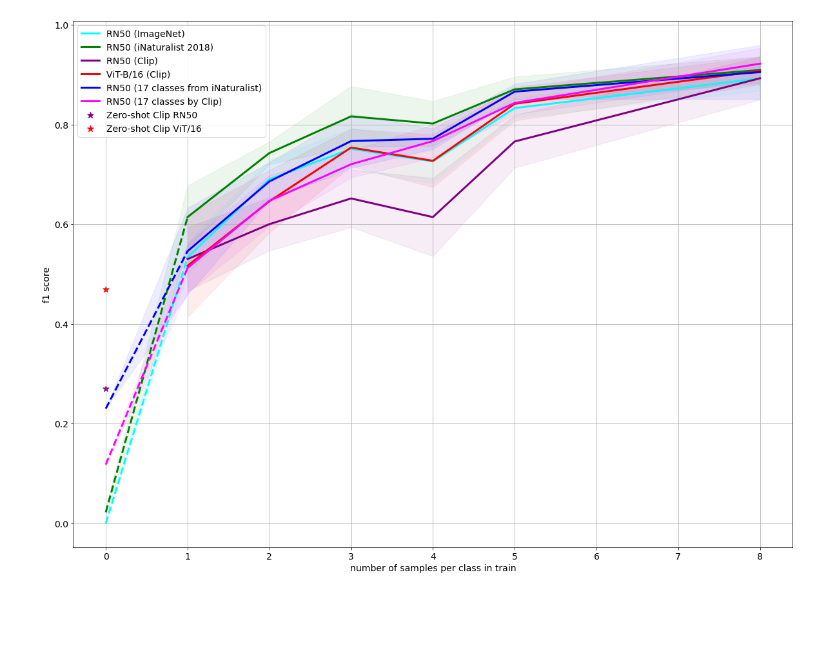
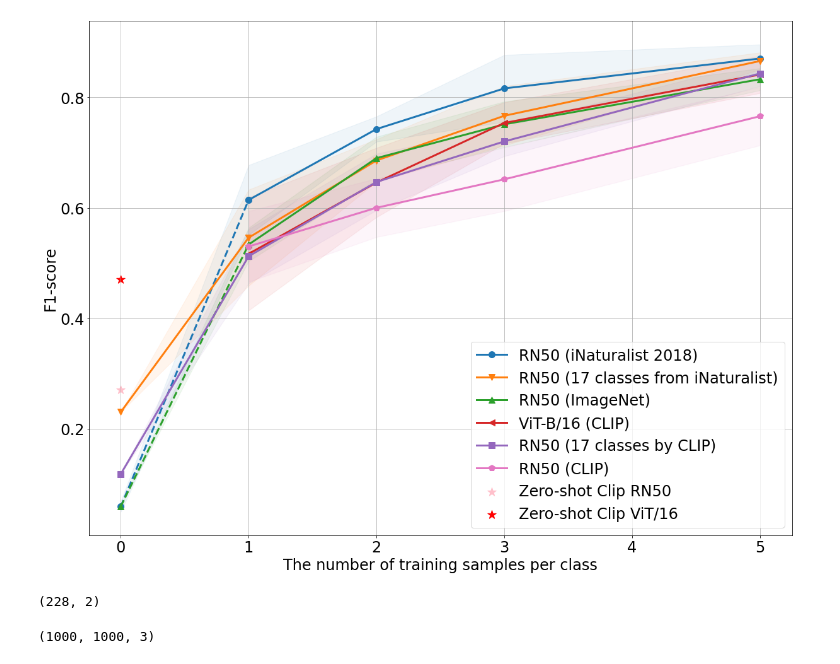
Before and after one commit to el-lilya/I2MTC, a Jupyter notebook: results/plots.ipynb, the cells around one changed output. Cells and saved outputs as stored; diff of their text form; code cells hidden in the pictures; blank space fills up the shorter version.

```diff
--- a/results/plots.ipynb
+++ b/results/plots.ipynb
@@ -52,27 +64,53 @@ name_time = datetime.datetime.now().strftime('%d%h_%I_%M')
 # %%
+matplotlib.rcParams.update({'font.size': 24})
+results_full.loc[(results_full['stage'].isin(['no_pretrain', 'check_full_pretrain'])) & (results_full['k'] == 0), 'mean_f1_score'] = 1 / 17
 fig = plt.figure(figsize=(20, 15))
-colors = ['cyan', 'green', 'purple', 'red', 'blue', 'fuchsia']
-labels = {'no_pretrain': 'RN50 (ImageNet)', 'check_full_pretrain': 'RN50 (iNaturalist 2018)',
-          'check_clip_RN50': 'RN50 (Clip)', 'check_clip_ViT-B/16': 'ViT-B/16 (Clip)',
-          'check_part_pretrain_inaturalist': 'RN50 (17 classes from iNaturalist)', 'check_part_pretrain_clip': 'RN50 (17 classes by Clip)'}
-for stage, color in zip(stages, colors):
+stages = ['check_full_pretrain', 'check_part_pretrain_inaturalist', 'no_pretrain',
+          'check_clip_ViT-B/16', 'check_part_pretrain_clip', 'check_clip_RN50']
+
+colors = ['tab:blue', 'tab:orange', 'tab:green', 'tab:red', 'tab:purple', 'tab:pink']
+
+labels = {'check_full_pretrain': 'RN50 (iNaturalist 2018)', 'check_part_pretrain_inaturalist': 'RN50 (17 classes from iNaturalist)',
+          'no_pretrain': 'RN50 (ImageNet)',  'check_clip_ViT-B/16': 'ViT-B/16 (CLIP)',
+          'check_part_pretrain_clip': 'RN50 (17 classes by CLIP)',
+          'check_clip_RN50': 'RN50 (CLIP)'}
+markers = ['o', 'v', '^', '<', 's', 'p']
+for i, (stage, color) in enumerate(zip(stages, colors)):
+    if 'part' in stage:
+        linestyle = '-'
+    else:
+        linestyle = '--'
     results = results_full[results_full['stage'] == stage]
-    plt.plot(results[results['k'] < 2]['k'], results[results['k'] < 2][f'mean_{metric}'], color=color, linestyle='--', linewidth=3)
-    plt.plot(results[results['k'] > 0]['k'], results[results['k'] > 0][f'mean_{metric}'], color=color, label=f'{labels[stage]}', linewidth=3)
+    results = results[results['k'] != 4]
+    results = results[results['k'] != 8]
+    plt.plot(results[results['k'] < 2]['k'], results[results['k'] < 2][f'mean_{metric}'], color=color, linestyle=linestyle, linewidth=3, marker=markers[i], ms=10)
+    plt.plot(results[results['k'] > 0]['k'], results[results['k'] > 0][f'mean_{metric}'], color=color, label=f'{labels[stage]}', linewidth=3, marker=markers[i], ms=10)
     plt.fill_between(results['k'], (results[f'mean_{metric}'] - results[f'std_{metric}']),
                      (results[f'mean_{metric}'] + results[f'std_{metric}']), color = color, alpha=0.07)
 #     plt.title(f'Mean {metric}')
-colors = ['purple', 'red']
+colors = ['pink', 'red']
 labels = ['Zero-shot Clip RN50', 'Zero-shot Clip ViT/16']
 zero_shot_f1_scores = {'Zero-shot Clip RN50': 0.27, 'Zero-shot Clip ViT/16': 0.47}
 for label, color in zip(labels, colors):
-    plt.scatter(0, zero_shot_f1_scores[label], color=color, label=label, marker='*', s=100)
-plt.xlabel('number of samples per class in train')
-plt.ylabel('f1 score')
+    plt.scatter(0, zero_shot_f1_scores[label], color=color, label=label, marker='*', s=200)
+plt.xlabel('The number of training samples per class')
+plt.ylabel('F1-score')
 plt.grid()
 plt.legend()
 # tracker.add_figure(f'{metric.upper()}', fig)
 # tracker.flush()
 plt.show()
 # %% [output]
-[figure, old version]
+[figure, new version]
+# %%
+df = pd.read_csv('../splits/test_k0_#0')
+df.shape
+# %% [output]
+(228, 2)
+# %%
+import PIL
+import numpy as np
+img = PIL.Image.open('../data/classification_17_clean/0/0.jpeg')
+np.array(img).shape
+# %% [output]
+(1000, 1000, 3)
```
Also changed, not shown: parts of 6 cells of this notebook, 2 other files.
